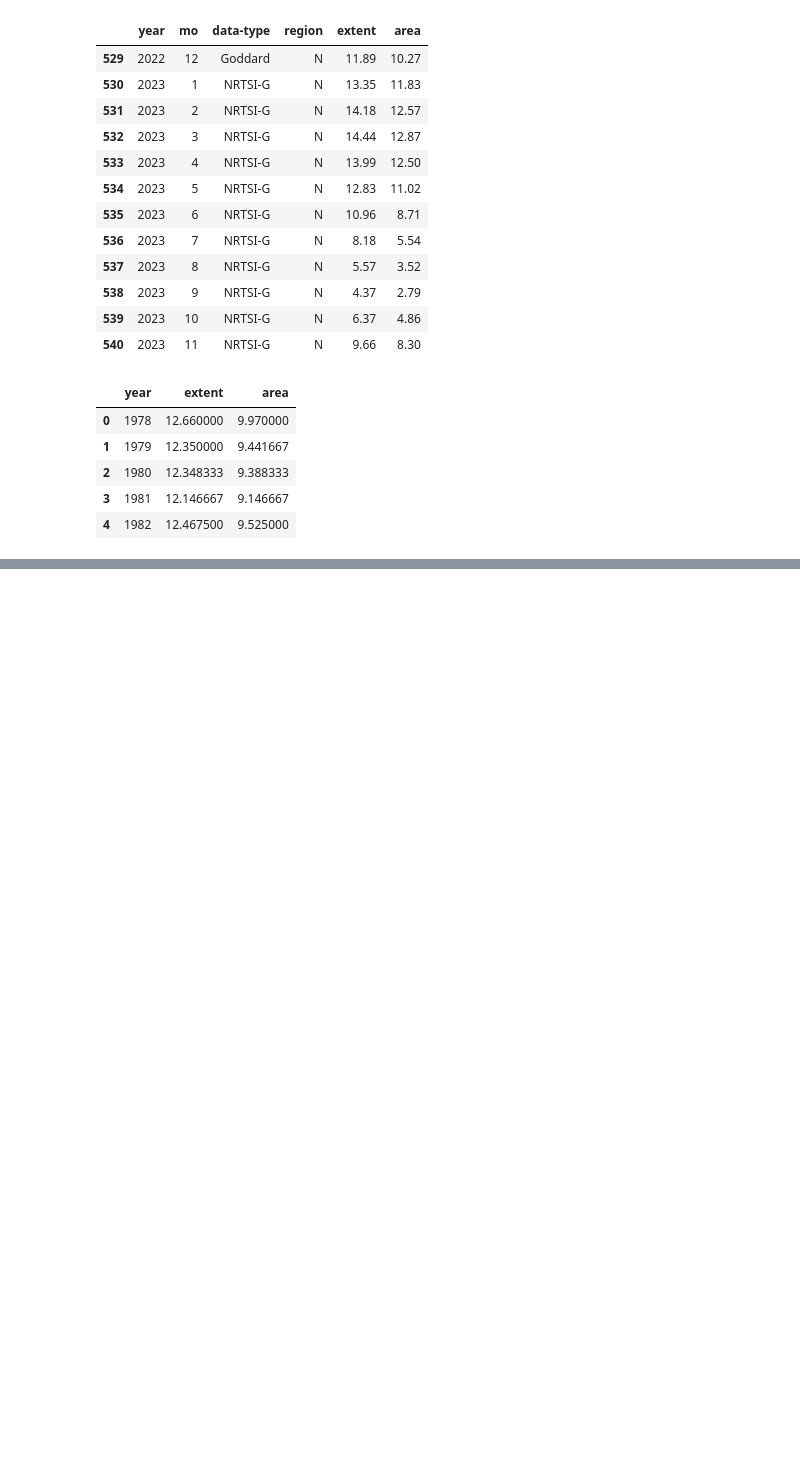
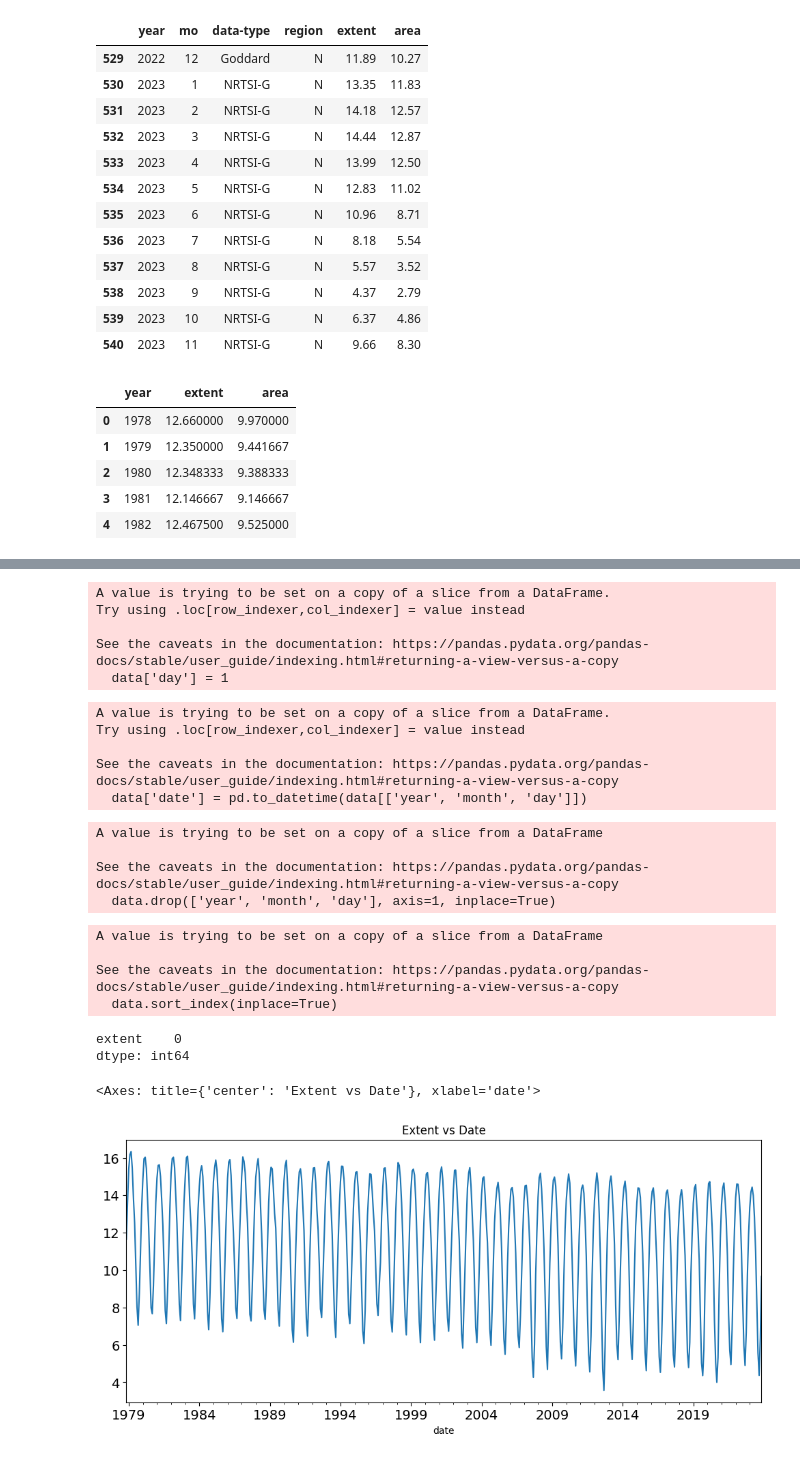
Before and after one commit to balakrish181/Arctic_ice, a Jupyter notebook: ice.ipynb, the cells around one changed output, grey strips where cells are left out. Cells and saved outputs as stored; diff of their text form; code cells hidden in the pictures; blank space fills up the shorter version.

```diff
--- a/ice.ipynb
+++ b/ice.ipynb
@@ -61,0 +103,42 @@ plt.plot(reg['year'],reg['extent'])
+# %%
+data['day'] = 1
+# %% [output]
+A value is trying to be set on a copy of a slice from a DataFrame.
+Try using .loc[row_indexer,col_indexer] = value instead
+
+See the caveats in the documentation: https://pandas.pydata.org/pandas-docs/stable/user_guide/indexing.html#returning-a-view-versus-a-copy
+  data['day'] = 1
+# %%
+data['date'] = pd.to_datetime(data[['year', 'month', 'day']])
+# %% [output]
+A value is trying to be set on a copy of a slice from a DataFrame.
+Try using .loc[row_indexer,col_indexer] = value instead
+
+See the caveats in the documentation: https://pandas.pydata.org/pandas-docs/stable/user_guide/indexing.html#returning-a-view-versus-a-copy
+  data['date'] = pd.to_datetime(data[['year', 'month', 'day']])
+# %%
+data.set_index('date', inplace=True)
+# %%
+data.drop(['year', 'month', 'day'], axis=1, inplace=True)
+# %% [output]
+A value is trying to be set on a copy of a slice from a DataFrame
+
+See the caveats in the documentation: https://pandas.pydata.org/pandas-docs/stable/user_guide/indexing.html#returning-a-view-versus-a-copy
+  data.drop(['year', 'month', 'day'], axis=1, inplace=True)
+# %%
+data.sort_index(inplace=True)
+# %% [output]
+A value is trying to be set on a copy of a slice from a DataFrame
+
+See the caveats in the documentation: https://pandas.pydata.org/pandas-docs/stable/user_guide/indexing.html#returning-a-view-versus-a-copy
+  data.sort_index(inplace=True)
+# %%
+data.isna().sum()
+# %% [output]
+extent    0
+dtype: int64
+# %%
+data['extent'].plot(figsize=(12, 5), title='Extent vs Date', fontsize=14)
+# %% [output]
+<Axes: title={'center': 'Extent vs Date'}, xlabel='date'>
+[figure, added]
```
Also changed, not shown: parts of 18 cells of this notebook.
